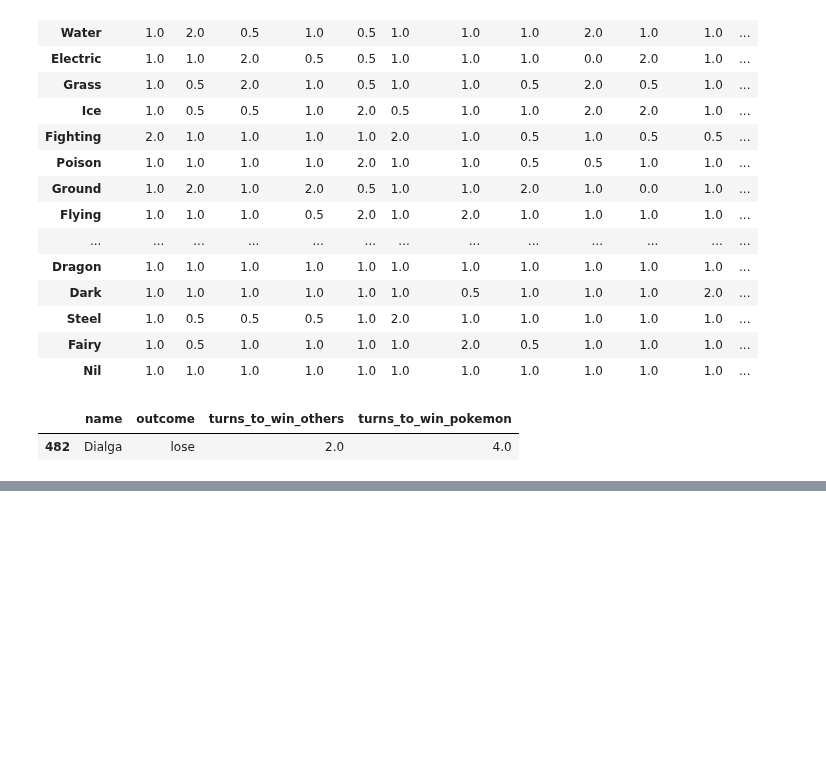
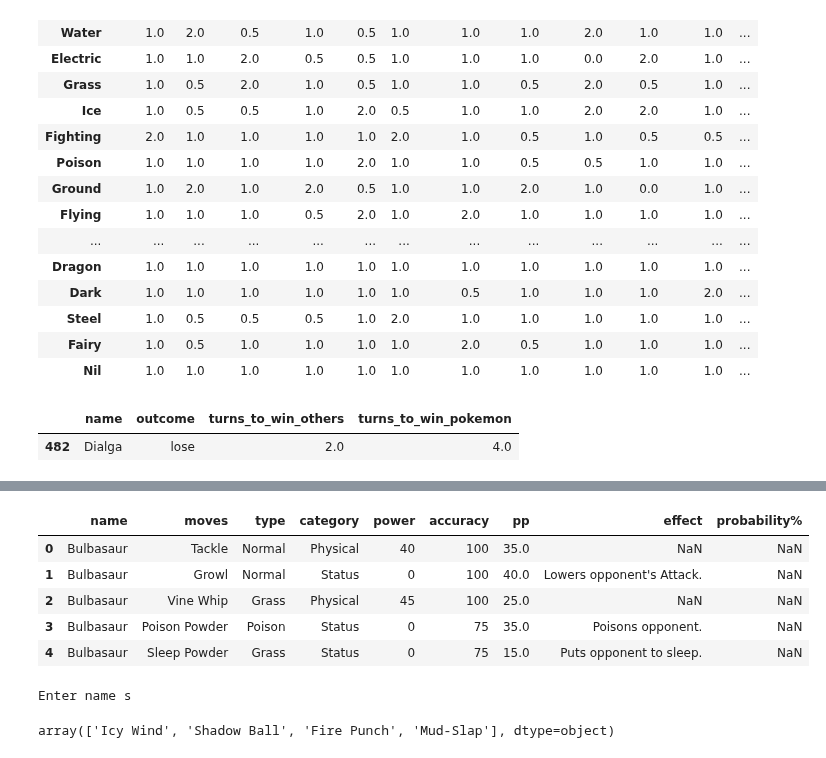
Before and after one commit to Anuroopa12x/Pokemon_Data_Analysis, a Jupyter notebook: stimulation_try.ipynb, the cells around one changed output, grey strips where cells are left out. Drawn from its saved outputs; the diff is of its cells as text; code cells hidden in the pictures; blank space fills up the shorter version.

```diff
--- a/stimulation_try.ipynb
+++ b/stimulation_try.ipynb
@@ -372,13 +443,0 @@ def scrap_pokemon_moves(pokemon_name):
-# %%
-moves = []
-for i, f in enumerate(foo):
-    if f.find("a") != None:
-        link = f.find("a").get("href")
-        if link != None:
-            if "attackdex" in link:
-                move_data = f.find("a").text
-                if "TM" in move_data:
-                    None
-                else:
-                    moves.append(move_data)
-moves
@@ -418,0 +584,19 @@ pd.DataFrame({"name": "Greninja", "moves": (moves)}, columns = ["name", "moves"]
+# %%
+#moves["probability%"].str.isnumeric().value_counts()
+moves.head()
+# %% [output]
+|  | name | moves | type | category | power | accuracy | pp | effect | probability% |
+| 0 | Bulbasaur | Tackle | Normal | Physical | 40 | 100 | 35.0 | NaN | NaN |
+| 1 | Bulbasaur | Growl | Normal | Status | 0 | 100 | 40.0 | Lowers opponent's Attack. | NaN |
+| 2 | Bulbasaur | Vine Whip | Grass | Physical | 45 | 100 | 25.0 | NaN | NaN |
+| 3 | Bulbasaur | Poison Powder | Poison | Status | 0 | 75 | 35.0 | Poisons opponent. | NaN |
+| 4 | Bulbasaur | Sleep Powder | Grass | Status | 0 | 75 | 15.0 | Puts opponent to sleep. | NaN |
+# %%
+s = []
+s.append(input("Enter name"))
+# %% [output]
+Enter name s
+# %%
+np.random.choice(moves[moves["name"] == "Ralts"]["moves"], size=4, replace=False)
+# %% [output]
+array(['Icy Wind', 'Shadow Ball', 'Fire Punch', 'Mud-Slap'], dtype=object)
```
Also changed, not shown: parts of 23 cells of this notebook, 5 other files.
